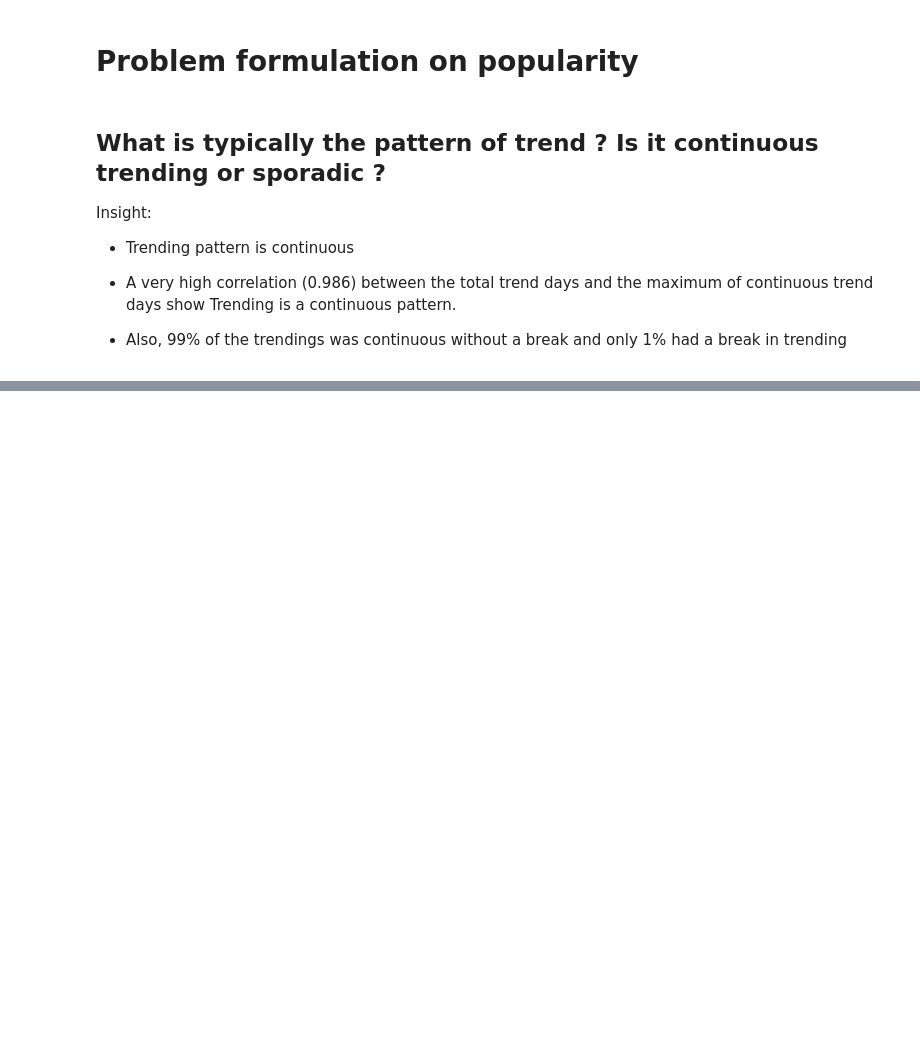
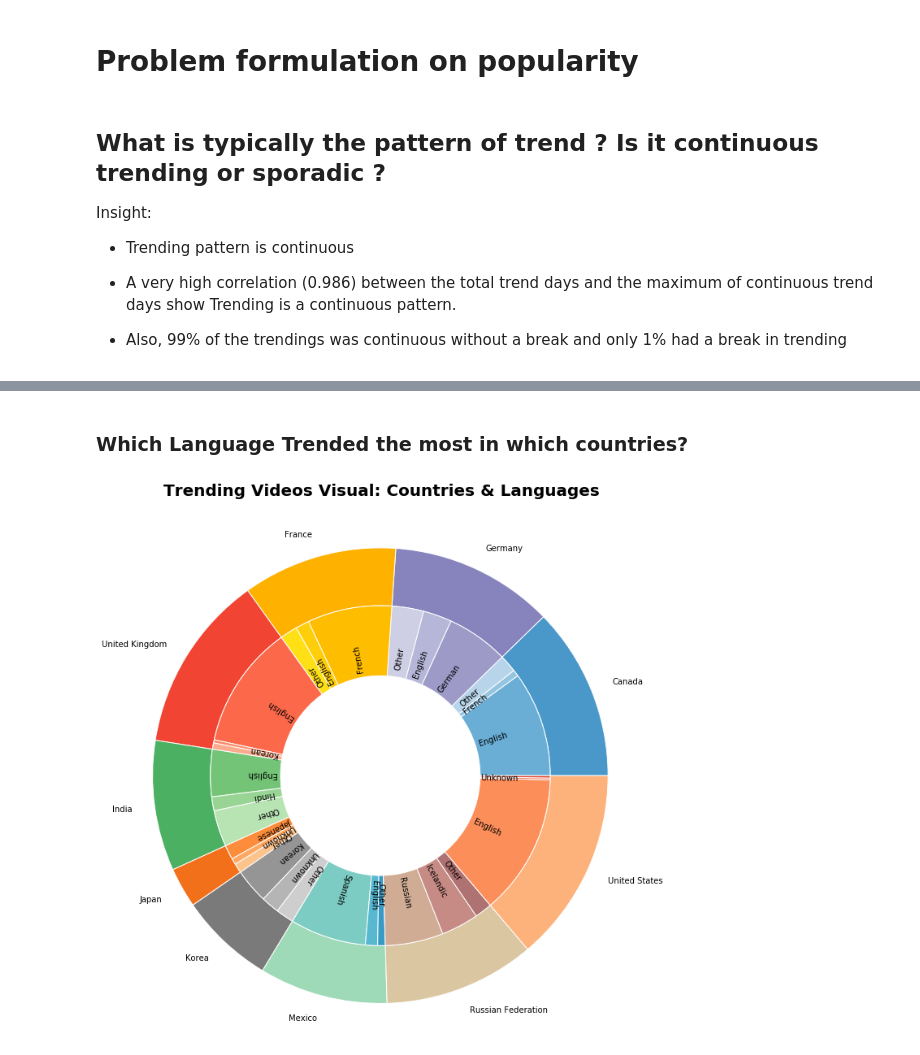
Before and after one commit to bnarath/YouTube_Trending, a Jupyter notebook: youtube-trending/Code/Analysis_Code_Final.ipynb, the cells around one changed output, grey strips where cells are left out. Saved outputs shown, nothing was run; the diff lists cells and outputs as text; code cells hidden in the pictures; blank space fills up the shorter version.

```diff
--- a/youtube-trending/Code/Analysis_Code_Final.ipynb
+++ b/youtube-trending/Code/Analysis_Code_Final.ipynb
@@ -1019,0 +1066,73 @@ st.pearsonr(Trending_Pattern_DF['Total_Trend_Days'], Trending_Pattern_DF['Max_Pe
+# %%
+DF = pd.read_pickle("../Data/Cleaned_Data(No_Agg).pkl")
+DF['Lang'].fillna('Unknown', inplace=True)
+DF['Lang'].replace({'English (United Kingdom)':'English', 'Spanish (Latin America)':'Spanish', 'Spanish (Spain)':'Spanish'}, inplace=True)
+
+package = Package('https://datahub.io/core/country-list/datapackage.json')
+
+# print list of all resources:
+#print(package.resource_names)
+
+### Country Code to Country Mapping (Helper Function)
+# print processed tabular data (if exists any)
+for resource in package.resources:
+    if resource.descriptor['datahub']['type'] == 'derived/csv':
+        content = resource.read()
+ISO_Alpha2_Country_Mapping = {item[1]:item[0] for item in content}
+ISO_Alpha2_Country_Mapping['KR']='Korea' #From 'Korea, Republic of' to Korea
+# %% [markdown]
+### Which Language Trended the most in which countries?
+# %%
+Country_Vs_Lang_Table = DF.groupby(['viewing_country', 'Lang'])['video_id'].count().unstack()
+Country_Vs_Lang_Table = Country_Vs_Lang_Table.fillna(value=0).astype('int64')
+
+def toppers(x, how_many=3):
+    toppers = {key:x.to_dict()[key] for key in sorted(x.to_dict(), key=lambda y: x.to_dict()[y], reverse=True)[:how_many]}
+    toppers.update({'Other':x.sum() - sum(toppers.values())})
+    return toppers
+
+Outer = Country_Vs_Lang_Table.sum(axis=1)
+
+Inner = Country_Vs_Lang_Table.apply(lambda x:toppers(x,2), axis=1)
+
+
+##Plot pie chart
+fig, axis = plt.subplots(figsize = (10,10))
+_=axis.axis('equal')
+color_range = [plt.cm.Blues, plt.cm.Purples, plt.cm.Wistia, plt.cm.Reds, plt.cm.Greens, plt.cm.Oranges , plt.cm.Greys, plt.cm.GnBu_r, plt.cm.pink, plt.cm.OrRd_r]
+colors = [color(0.6) for color in color_range]
+
+#Outer pie
+labels = [ISO_Alpha2_Country_Mapping[cc] for cc in Outer.index]
+pie1= axis.pie(Outer, labels=labels, colors=colors,radius=1.3)
+_=plt.setp(pie1[0], width=0.33, edgecolor='white' )
+
+#Inner pie
+names = list(np.array([list(item) for item in Inner.map(lambda x: x.keys()).to_list()]).flatten())
+values = list(np.array([list(item) for item in Inner.map(lambda x: x.values()).to_list()]).flatten())
+colors = []
+for color in color_range:
+    colors = colors + [color(i) for i in [0.5,0.4,0.3]]
+pie2 = axis.pie(values, radius=1.3-.33, labels=names, labeldistance=0.7, colors=colors)
+_=plt.setp(pie2[0], width=0.4, edgecolor='white')
+_=plt.margins(0,0)
+
+# do the rotation of the labels
+for w, t in zip(pie2[0], pie2[1]):
+    mang =(w.theta1 + w.theta2)/2.  # get mean_angle of the wedge
+    #print(mang, t.get_rotation())
+    _=t.set_rotation(mang)         # rotate the label by (mean_angle)
+    _=t.set_va("center")
+    _=t.set_ha("center")
+
+#Tiding up the clutter
+_=pie2[1][11].set_visible(False)
+_=pie2[1][-1].set_visible(False)
+
+_=plt.suptitle('Trending Videos Visual: Countries & Languages', fontsize=20, weight='bold', y=1)
+_=plt.tight_layout()
+_=axis.axis('equal')
+_= plt.savefig('../Image/Lang1.png', bbox_inches = "tight" )
+_=plt.show()
+# %% [output]
+[figure, added]
```
Also changed, not shown: parts of 37 cells of this notebook, 35 other files.
